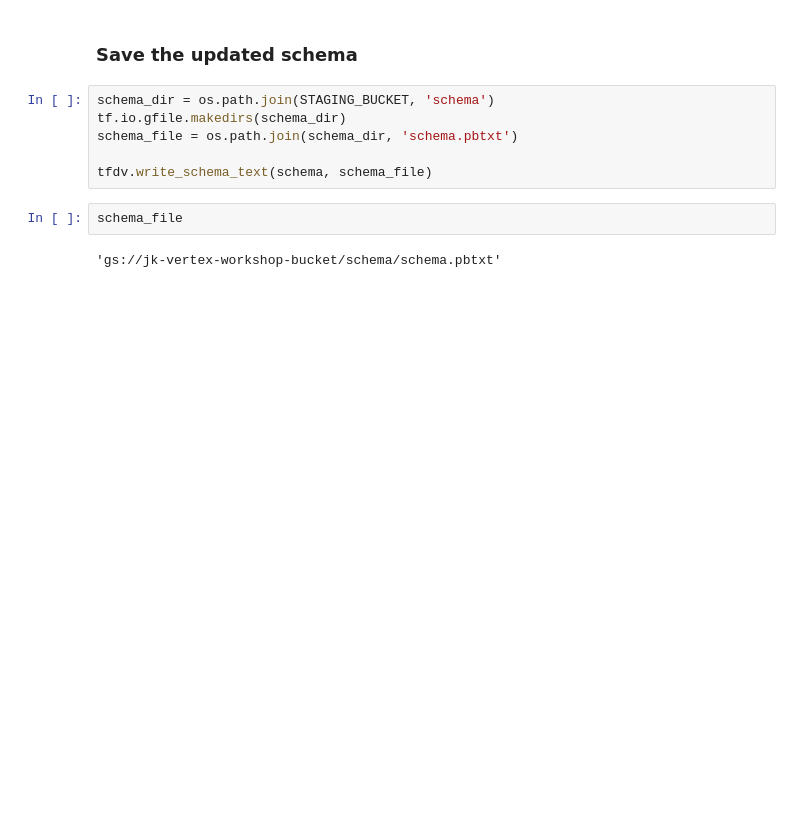
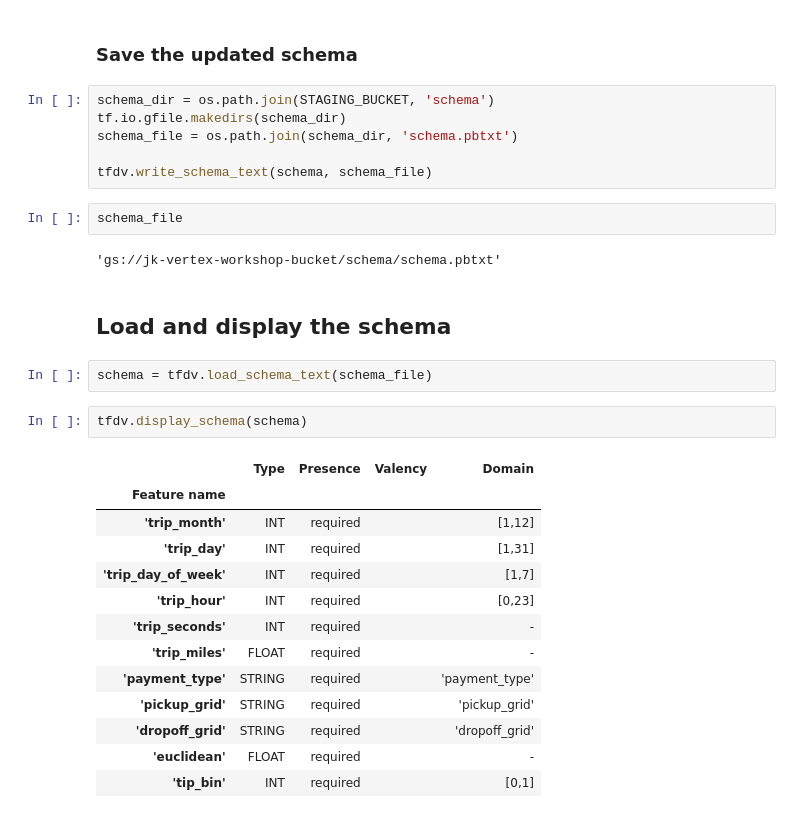
Before and after one commit to jarokaz/vertex-ai-workshop, a Jupyter notebook: 03-kfp-custom-job/schema-gen.ipynb, the cells around one changed output. Cells and saved outputs as stored; diff of their text form; blank space fills up the shorter version.

```diff
--- a/03-kfp-custom-job/schema-gen.ipynb
+++ b/03-kfp-custom-job/schema-gen.ipynb
@@ -126,3 +152,23 @@ tfdv.write_schema_text(schema, schema_file)
 schema_file
 # %% [output]
 'gs://jk-vertex-workshop-bucket/schema/schema.pbtxt'
+# %% [markdown]
+## Load and display the schema
+# %%
+schema = tfdv.load_schema_text(schema_file)
+# %%
+tfdv.display_schema(schema)
+# %% [output]
+|  | Type | Presence | Valency | Domain |
+| Feature name |  |  |  |  |
+| 'trip_month' | INT | required |  | [1,12] |
+| 'trip_day' | INT | required |  | [1,31] |
+| 'trip_day_of_week' | INT | required |  | [1,7] |
+| 'trip_hour' | INT | required |  | [0,23] |
+| 'trip_seconds' | INT | required |  | - |
+| 'trip_miles' | FLOAT | required |  | - |
+| 'payment_type' | STRING | required |  | 'payment_type' |
+| 'pickup_grid' | STRING | required |  | 'pickup_grid' |
+| 'dropoff_grid' | STRING | required |  | 'dropoff_grid' |
+| 'euclidean' | FLOAT | required |  | - |
+| 'tip_bin' | INT | required |  | [0,1] |
```
Also changed, not shown: parts of 6 cells of this notebook, 6 other files.
